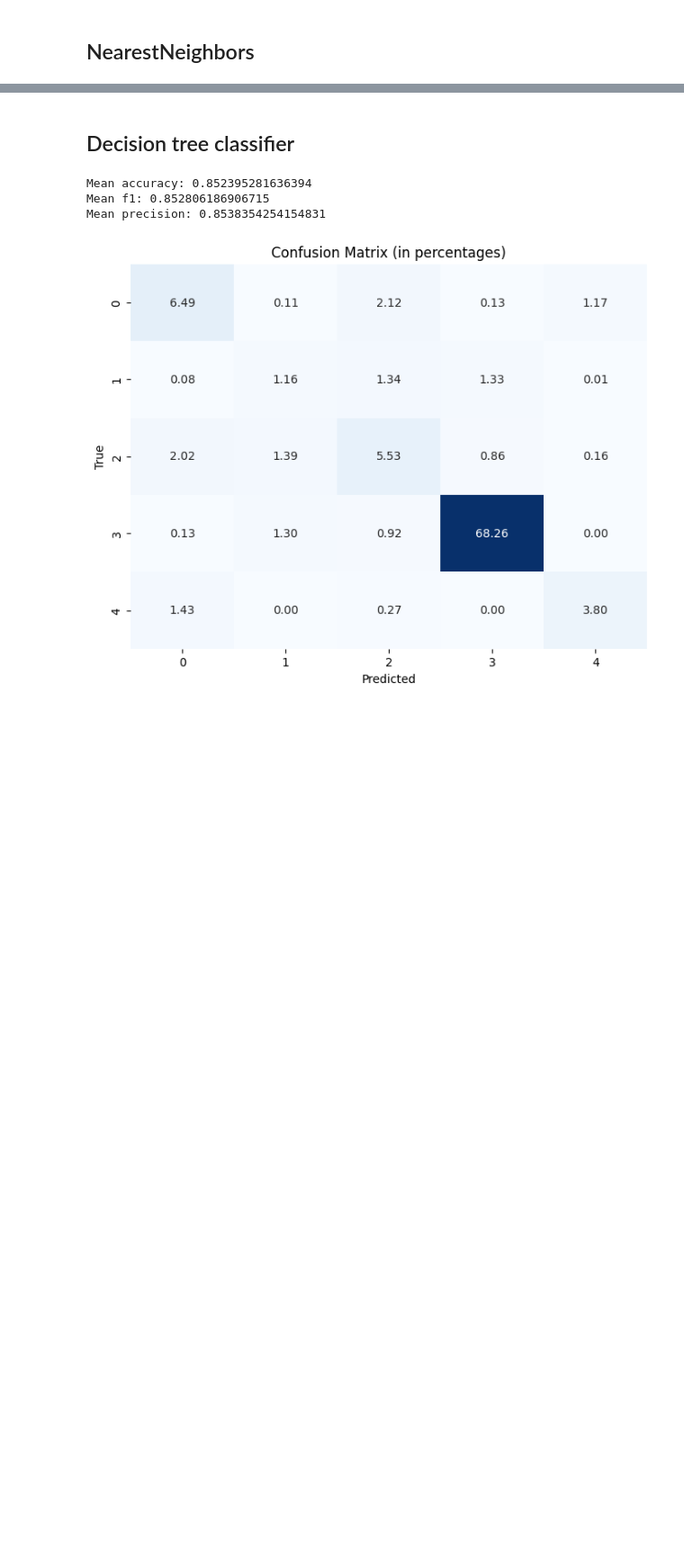
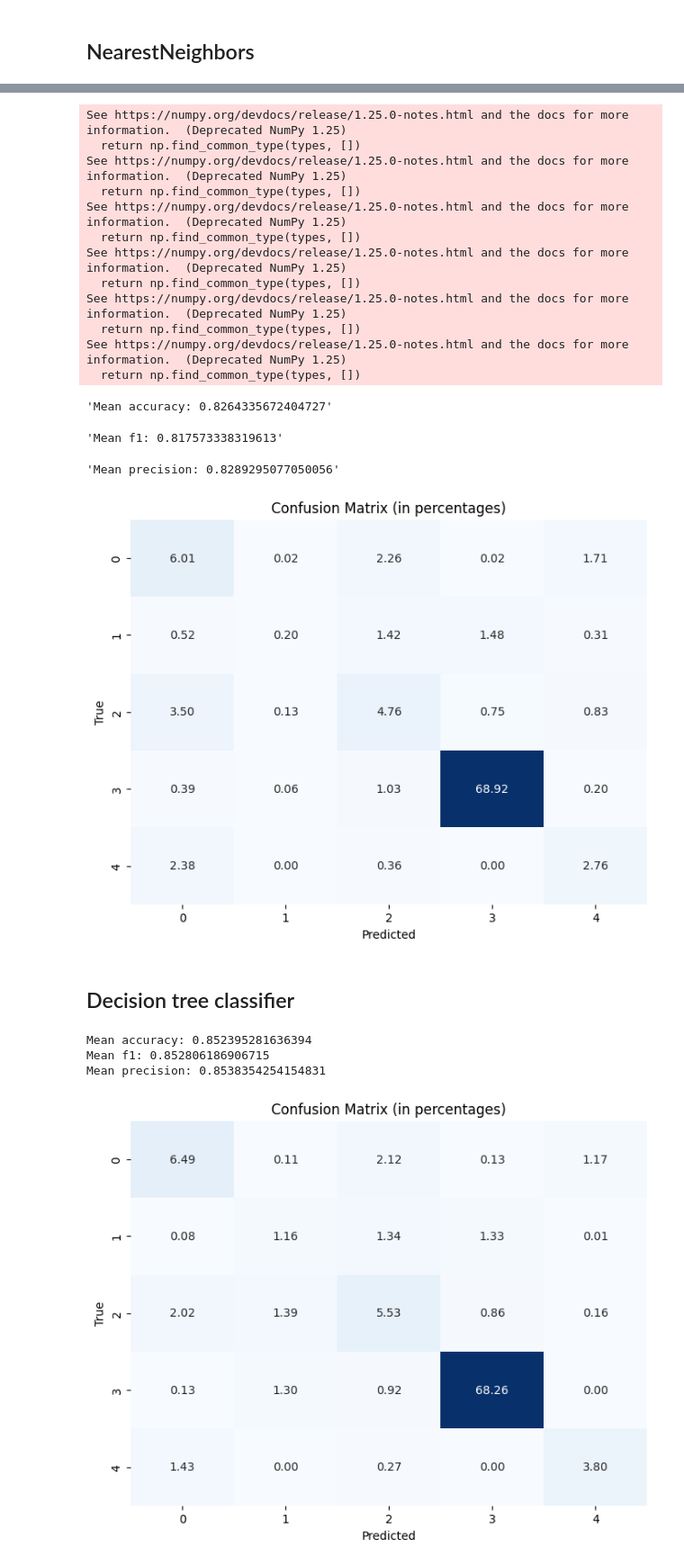
Before and after one commit to SLP25/DAA, a Jupyter notebook: competizione/tpf2.ipynb, the cells around one changed output, grey strips where cells are left out. Shown at 90% size. Saved outputs shown, nothing was run; the diff lists cells and outputs as text; code cells hidden in the pictures; blank space fills up the shorter version.

```diff
--- a/competizione/tpf2.ipynb
+++ b/competizione/tpf2.ipynb
@@ -708,5 +728,22 @@ Mean precision: 0.7456154386719953
 # %%
-testAndSubmit(grid_search,'NearestNeighboar.csv')
+testAndSubmit(grid_search,'NearestNeighboar.csv',scaler=True)
+# %% [output]
+See https://numpy.org/devdocs/release/1.25.0-notes.html and the docs for more information.  (Deprecated NumPy 1.25)
+  return np.find_common_type(types, [])
+See https://numpy.org/devdocs/release/1.25.0-notes.html and the docs for more information.  (Deprecated NumPy 1.25)
+  return np.find_common_type(types, [])
+See https://numpy.org/devdocs/release/1.25.0-notes.html and the docs for more information.  (Deprecated NumPy 1.25)
+  return np.find_common_type(types, [])
+See https://numpy.org/devdocs/release/1.25.0-notes.html and the docs for more information.  (Deprecated NumPy 1.25)
+  return np.find_common_type(types, [])
+See https://numpy.org/devdocs/release/1.25.0-notes.html and the docs for more information.  (Deprecated NumPy 1.25)
+  return np.find_common_type(types, [])
+See https://numpy.org/devdocs/release/1.25.0-notes.html and the docs for more information.  (Deprecated NumPy 1.25)
+  return np.find_common_type(types, [])
+'Mean accuracy: 0.8264335672404727'
+'Mean f1: 0.817573338319613'
+'Mean precision: 0.8289295077050056'
+[figure, added]
 # %% [markdown]
 ## Decision tree classifier
 # %%
```
Also changed, not shown: parts of 3 cells of this notebook, 1 other file.
